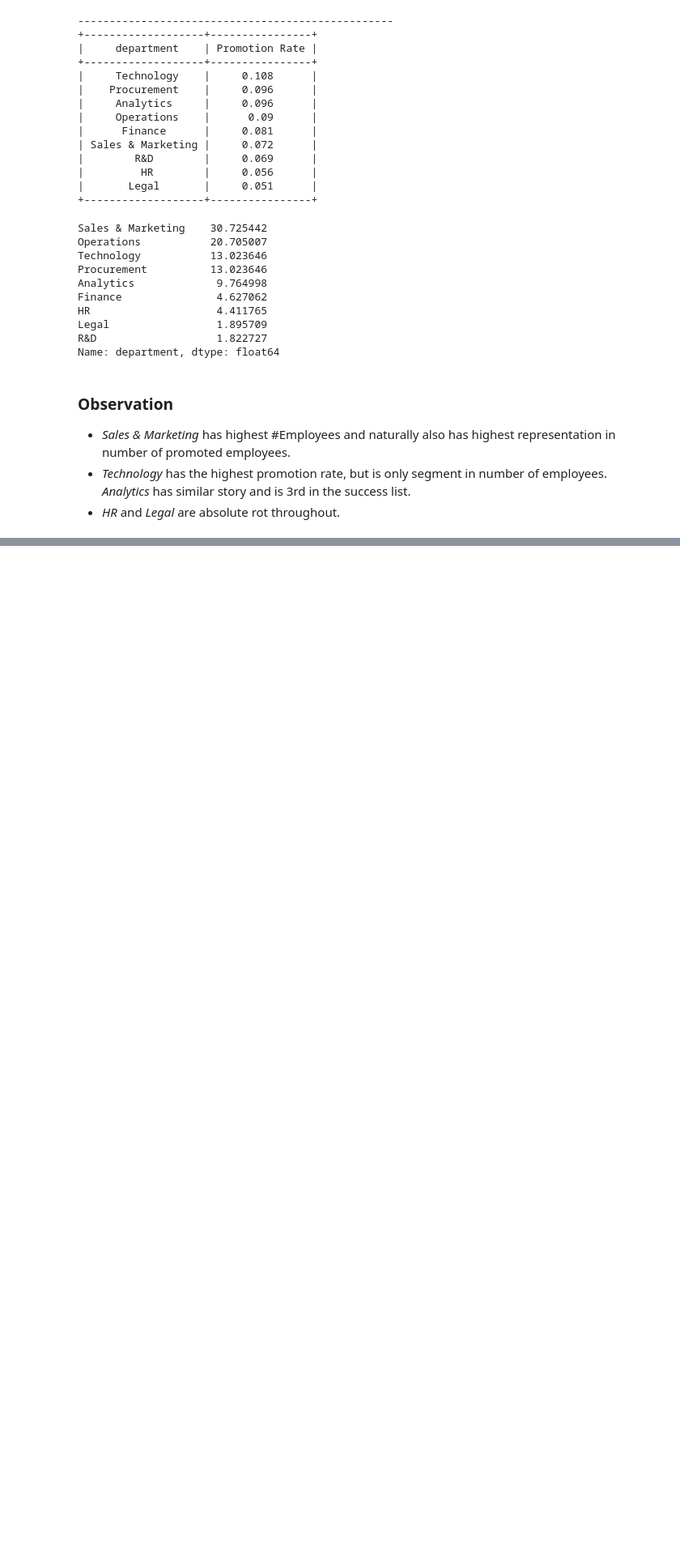
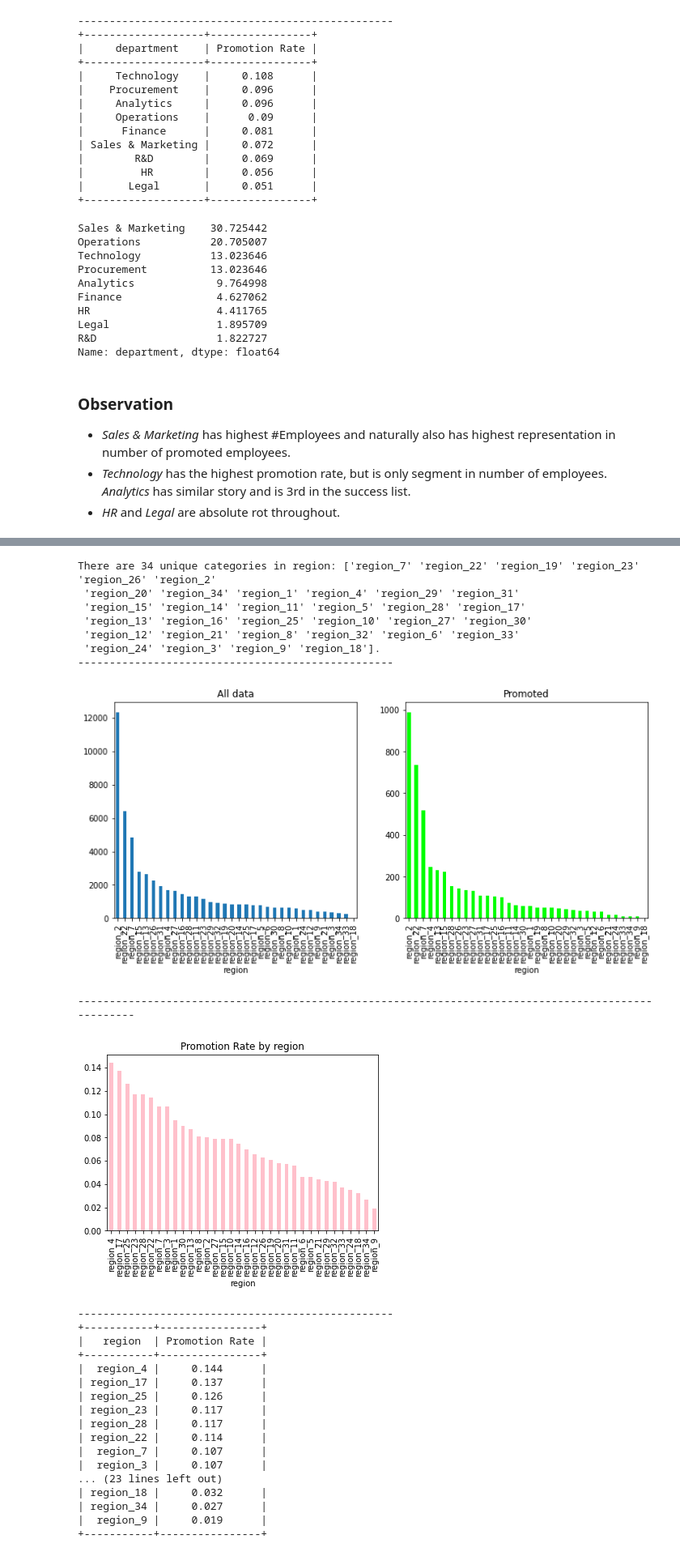
Before and after one commit to gunnerVivek/Employee-Promotion, a Jupyter notebook: 1-Analysis.ipynb, the cells around one changed output, grey strips where cells are left out. Shown: that part at 81% size. Cells and saved outputs as stored; diff of their text form; code cells hidden in the pictures; blank space fills up the shorter version.

Commit message:
notebook: Add EDA of region

```diff
--- a/1-Analysis.ipynb
+++ b/1-Analysis.ipynb
@@ -343,0 +347,30 @@ Name: department, dtype: float64
+# %%
+EDA_categorical('region')
+# %% [output]
+There are 34 unique categories in region: ['region_7' 'region_22' 'region_19' 'region_23' 'region_26' 'region_2'
+ 'region_20' 'region_34' 'region_1' 'region_4' 'region_29' 'region_31'
+ 'region_15' 'region_14' 'region_11' 'region_5' 'region_28' 'region_17'
+ 'region_13' 'region_16' 'region_25' 'region_10' 'region_27' 'region_30'
+ 'region_12' 'region_21' 'region_8' 'region_32' 'region_6' 'region_33'
+ 'region_24' 'region_3' 'region_9' 'region_18'].
+--------------------------------------------------
+[figure, added]
+----------------------------------------------------------------------------------------------------
+[figure, added]
+--------------------------------------------------
++-----------+----------------+
+|   region  | Promotion Rate |
++-----------+----------------+
+|  region_4 |     0.144      |
+| region_17 |     0.137      |
+| region_25 |     0.126      |
+| region_23 |     0.117      |
+| region_28 |     0.117      |
+| region_22 |     0.114      |
+|  region_7 |     0.107      |
+|  region_3 |     0.107      |
+... (23 lines left out)
+| region_18 |     0.032      |
+| region_34 |     0.027      |
+|  region_9 |     0.019      |
++-----------+----------------+
```
Also changed, not shown: parts of 3 cells of this notebook.
